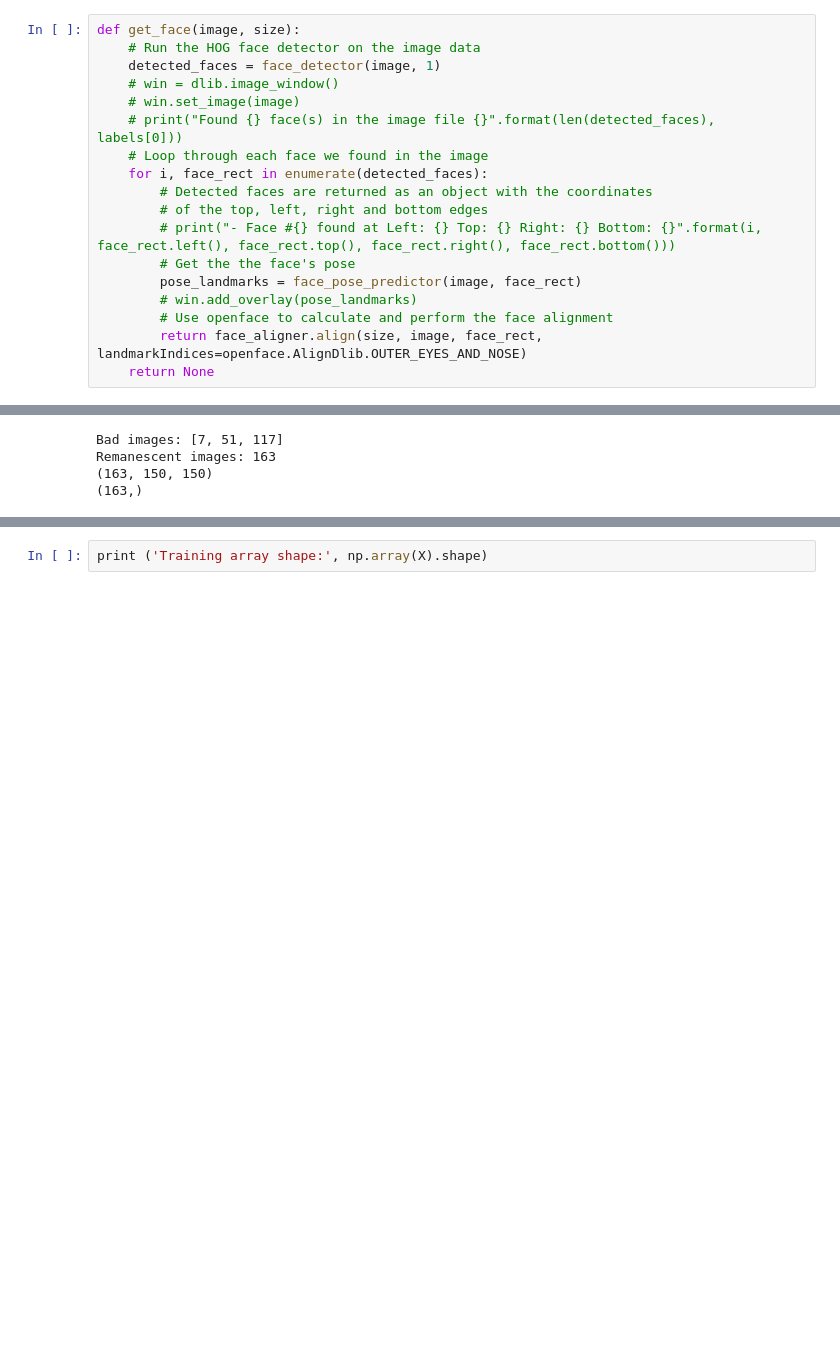
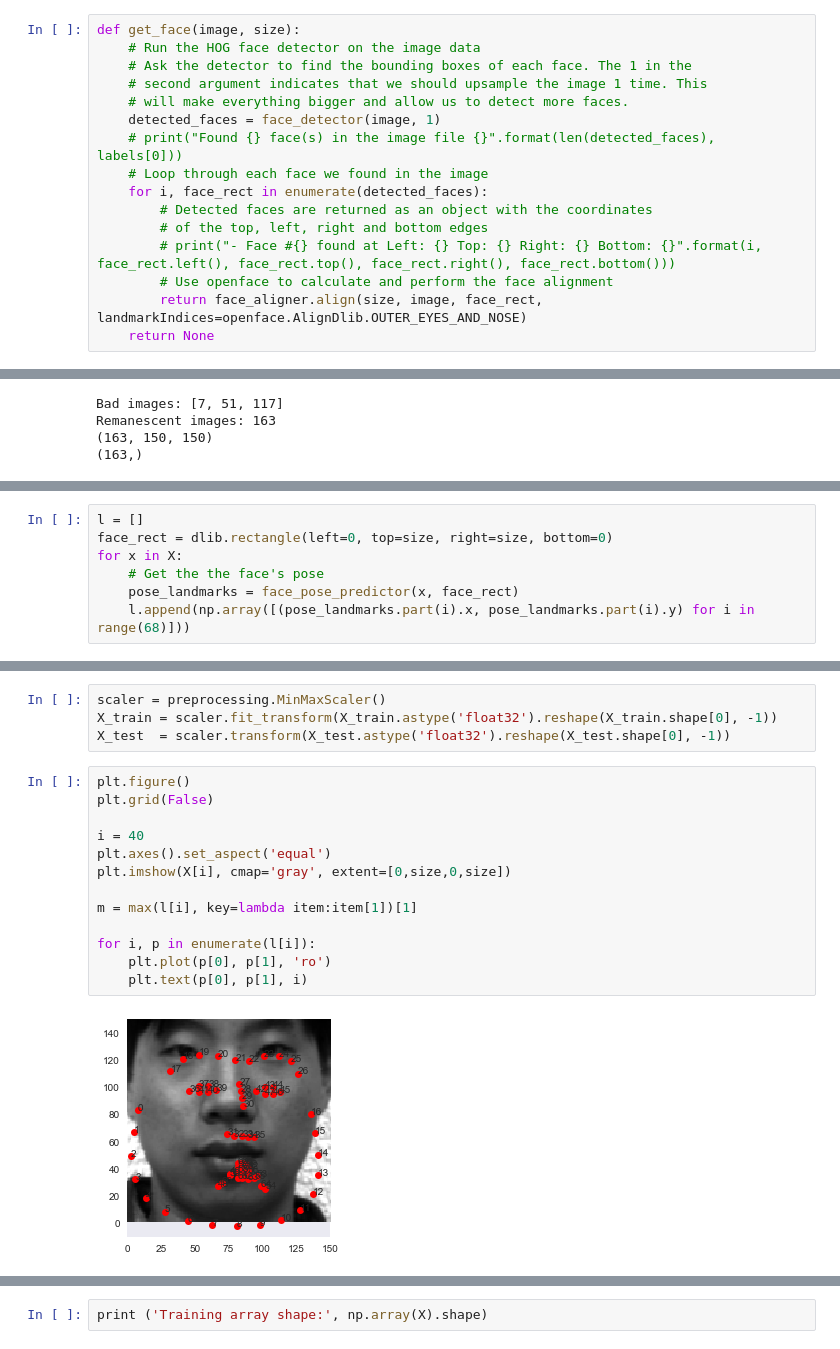
Before and after one commit to paulaceccon/ml-playground, a Jupyter notebook: FaceRecognizer.ipynb, the cells around one changed output, grey strips where cells are left out. Saved outputs shown, nothing was run; the diff lists cells and outputs as text; blank space fills up the shorter version.

Commit message:
Fiding landmarks

```diff
--- a/FaceRecognizer.ipynb
+++ b/FaceRecognizer.ipynb
@@ -65,18 +67,16 @@ Number of images: 166
 # %%
 def get_face(image, size):
     # Run the HOG face detector on the image data
+    # Ask the detector to find the bounding boxes of each face. The 1 in the
+    # second argument indicates that we should upsample the image 1 time. This
+    # will make everything bigger and allow us to detect more faces.
     detected_faces = face_detector(image, 1)
-    # win = dlib.image_window()
-    # win.set_image(image)
     # print("Found {} face(s) in the image file {}".format(len(detected_faces), labels[0]))
     # Loop through each face we found in the image
     for i, face_rect in enumerate(detected_faces):
         # Detected faces are returned as an object with the coordinates
         # of the top, left, right and bottom edges
         # print("- Face #{} found at Left: {} Top: {} Right: {} Bottom: {}".format(i, face_rect.left(), face_rect.top(), face_rect.right(), face_rect.bottom()))
-        # Get the the face's pose
-        pose_landmarks = face_pose_predictor(image, face_rect)
-        # win.add_overlay(pose_landmarks)
         # Use openface to calculate and perform the face alignment
         return face_aligner.align(size, image, face_rect, landmarkIndices=openface.AlignDlib.OUTER_EYES_AND_NOSE)
     return None
@@ -114,0 +125,7 @@ Remanescent images: 163
+# %%
+l = []
+face_rect = dlib.rectangle(left=0, top=size, right=size, bottom=0)
+for x in X:
+    # Get the the face's pose
+    pose_landmarks = face_pose_predictor(x, face_rect)
+    l.append(np.array([(pose_landmarks.part(i).x, pose_landmarks.part(i).y) for i in range(68)]))
@@ -114,0 +148,19 @@ Remanescent images: 163
+# %%
+scaler = preprocessing.MinMaxScaler()
+X_train = scaler.fit_transform(X_train.astype('float32').reshape(X_train.shape[0], -1))
+X_test  = scaler.transform(X_test.astype('float32').reshape(X_test.shape[0], -1))
+# %%
+plt.figure()
+plt.grid(False)
+
+i = 40
+plt.axes().set_aspect('equal')
+plt.imshow(X[i], cmap='gray', extent=[0,size,0,size])
+
+m = max(l[i], key=lambda item:item[1])[1]
+
+for i, p in enumerate(l[i]):
+    plt.plot(p[0], p[1], 'ro')
+    plt.text(p[0], p[1], i)
+# %% [output]
+[figure, added]
```
Also changed, not shown: parts of 15 cells of this notebook.
